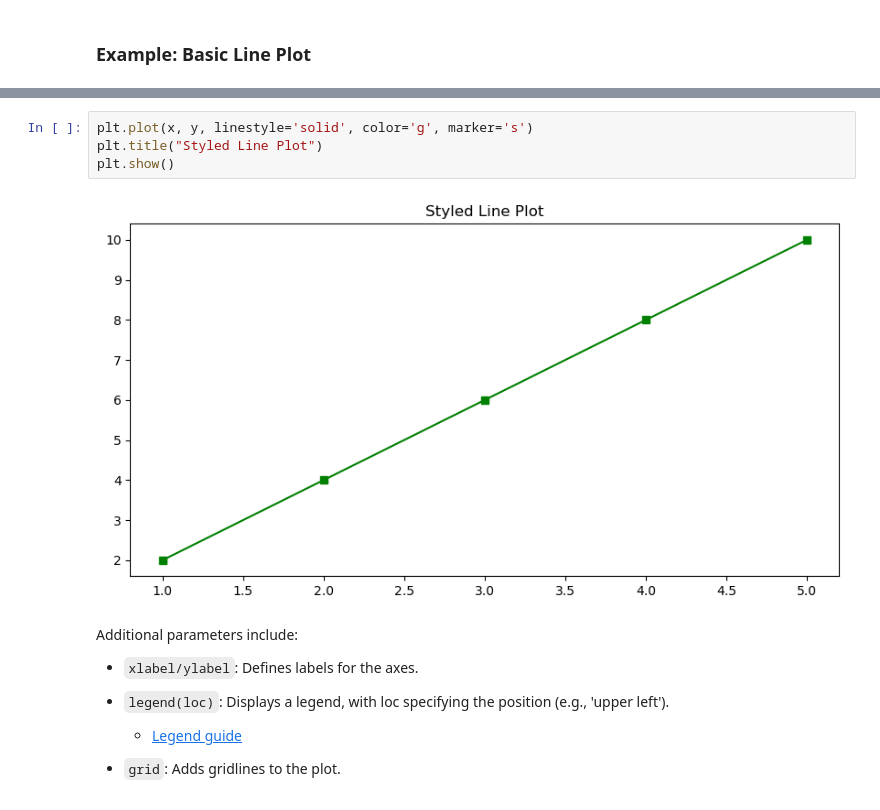
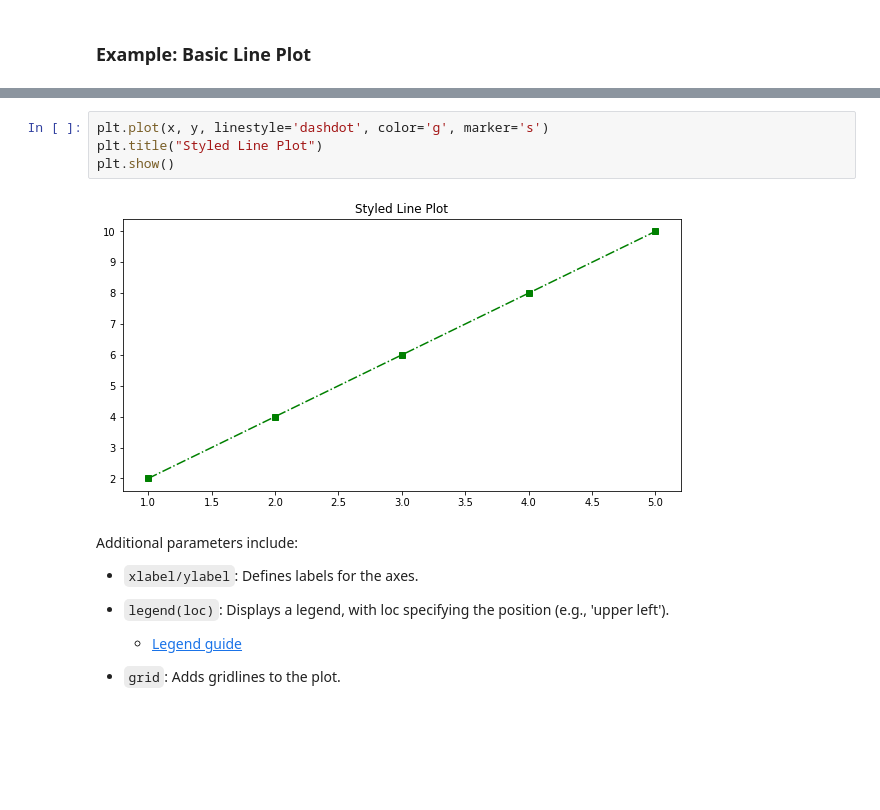
Before and after one commit to gisynw/geog386, a Jupyter notebook: docs/Lectures/Week06_visualization/Week06_visualization_student.ipynb, the cells around one changed output, grey strips where cells are left out. Cells and saved outputs as stored; diff of their text form; blank space fills up the shorter version.

Commit message:
update visualization

```diff
--- a/docs/Lectures/Week06_visualization/Week06_visualization_student.ipynb
+++ b/docs/Lectures/Week06_visualization/Week06_visualization_student.ipynb
@@ -95,11 +95,11 @@ You can modify `line styles` and `colors` by adding parameters to the `plt.plot(
 
     ![image-2.png](attachment:image-2.png)
 # %%
-plt.plot(x, y, linestyle='solid', color='g', marker='s')
+plt.plot(x, y, linestyle='dashdot', color='g', marker='s')
 plt.title("Styled Line Plot")
 plt.show()
 # %% [output]
-[figure, old version]
+[figure, new version]
 # %% [markdown]
 Additional parameters include:
 
```
Also changed, not shown: parts of 4 cells of this notebook, 3 other files.
